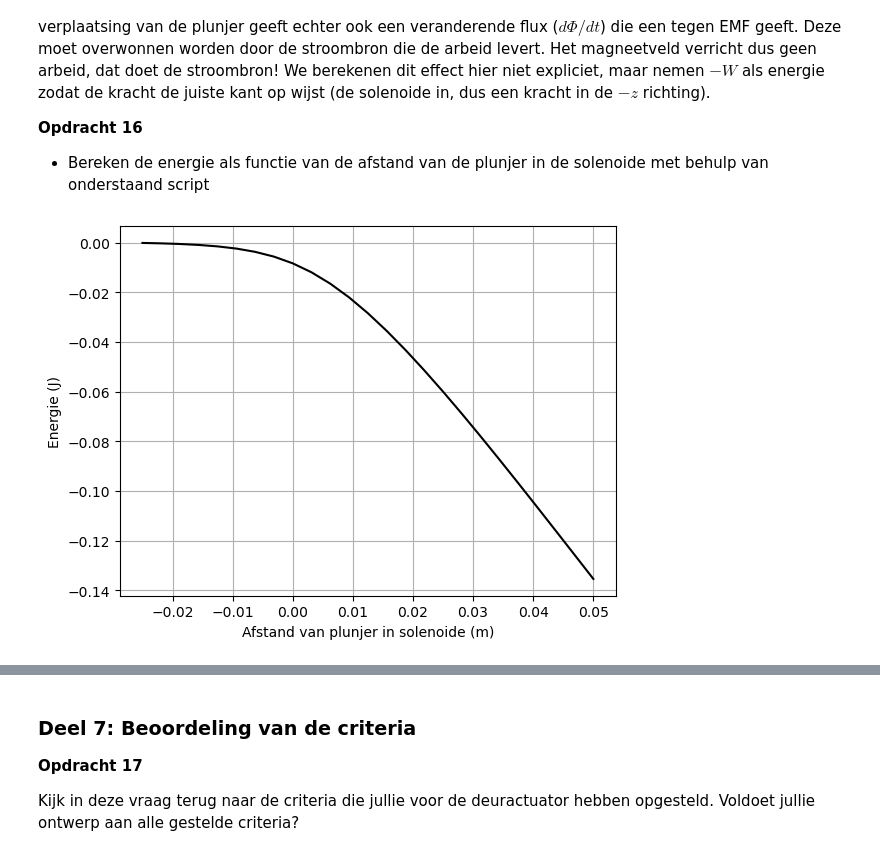
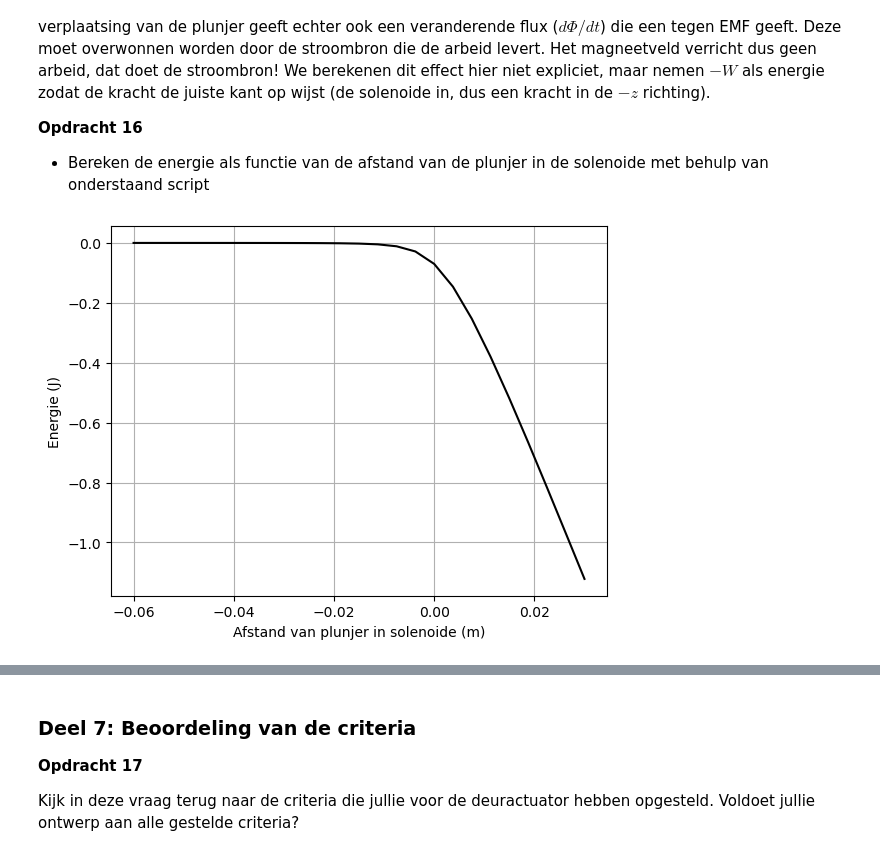
Before and after one commit to AragonMvD/opdrachten-DEF-Day, a Jupyter notebook: 2KrachtactuatorOpdracht/2KrachtactuatorOpdracht/KrachtactuatorOpdracht.ipynb, the cells around one changed output, grey strips where cells are left out. Drawn from its saved outputs; the diff is of its cells as text; code cells hidden in the pictures.

Commit message:
aanpassingen waardes naar deur actuator waardes

```diff
--- a/2KrachtactuatorOpdracht/2KrachtactuatorOpdracht/KrachtactuatorOpdracht.ipynb
+++ b/2KrachtactuatorOpdracht/2KrachtactuatorOpdracht/KrachtactuatorOpdracht.ipynb
@@ -398,8 +398,8 @@ Deze opdracht kan ook gemaakt worden met het gebruik van for loops, De akauze vo
 import numpy as np
 import matplotlib.pyplot as plt
 
-I = 6
-L = 0.5
+I = 0.5
+L = 17.59
 N = 1000
 r_field = np.array([0.1, 0, 0])
 
@@ -462,10 +462,10 @@ a. Bereken het aantal omwentelingen van je draad, hierbij mag je aannemen dat de
 b. Bereken de $x$, $y$ en $z$ coordinaten.\
 c. Bereken de spoed, in eenheden van aantal omwentelingen per meter, en print dit.
 # %%
-l_draad = 2.0   # Lengte draad
-r_sol = 0.02    # Straal solenoide
-L_sol = 0.1     # Lengte solenoide
-N = 2000        # Aantal wikkelingen
+l_draad = 17.59   # Lengte draad
+r_sol = 0.01    # Straal solenoide
+L_sol = 0.06     # Lengte solenoide
+N = 280        # Aantal wikkelingen
 
 def parametrisatie(N,r_sol,aantal_omwentelingen,L_sol):
     t=np.linspace(0, 1, N)
@@ -506,11 +506,11 @@ Bereken het veld in het midden van de solenoide en vergelijk het met het analyti
 * Denk na over wat dl betekent en hoe jullie deze zou berekenen.
 * Bereken met de functie die jullie eerder geschreven hebben de contributies aan het $H$-veld en sommeer deze.
 # %%
-I = 6
-l_draad = 2.0
-r_sol = 0.02
-L_sol = 0.1
-N = 10000
+I = 0.5
+l_draad = 17.59
+r_sol = 0.01
+L_sol = 0.06
+N = 2500
 
 omtrek = 2*np.pi*r_sol
 aantal_omwentelingen = l_draad / omtrek
@@ -554,7 +554,7 @@ Bereken de $z$-component van het $\mathbf{H}$-veld op de as van de solenoide ove
 analytical_answer = H_analytisch[2]
 
 n_ax=25
-z_ax=np.linspace(0, 1.5*L_sol/2, n_ax)
+z_ax=np.linspace(0, 1.5*L_sol, n_ax)
 H_ax=np.zeros((n_ax,1))
 
 for i_field in range(n_ax):
@@ -602,21 +602,21 @@ Zoals je uit je berekening voor het $\mathbf{H}$ kan zien is de energie van de p
 * Bereken de energie als functie van de afstand van de plunjer in de solenoide met behulp van onderstaand script
 # %%
 mu_0 = 4*np.pi*1e-7
-mu_r = 5000        # opgezochte waarde voor puur ijzer
-r_s = r_sol
-L_s = L_sol
+mu_r = 5e4        # opgezochte waarde voor puur ijzer
+r_s = 0.01
+L_s = 0.06
 
 # integrate the field up to point z_p
 Wz=-0.5*np.pi*r_s**2*np.cumsum(np.flipud(H_ax)*mu_r*mu_0*np.flipud(H_ax))*(z_ax[1] - z_ax[0])
 
 plt.figure()
 plt.plot(L_s/2 - z_ax, np.flipud(Wz), '-k')
 plt.xlabel('Afstand van plunjer in solenoide (m)')
 plt.ylabel('Energie (J)')
 plt.grid()
 plt.show()
 # %% [output]
-[figure, old version]
+[figure, new version]
 # %%
 force_analytical = -mu_0*mu_r*np.pi*r_s**2*aantal_omwentelingen**2*I**2/2/L_s**2 # Kracht uitrekenen numeriek
 force_numerical=np.diff(Wz, n=1, append=[0])/(z_ax[1] - z_ax[0]) # Kracht uitrekenen
```
Also changed, not shown: parts of 9 cells of this notebook.
